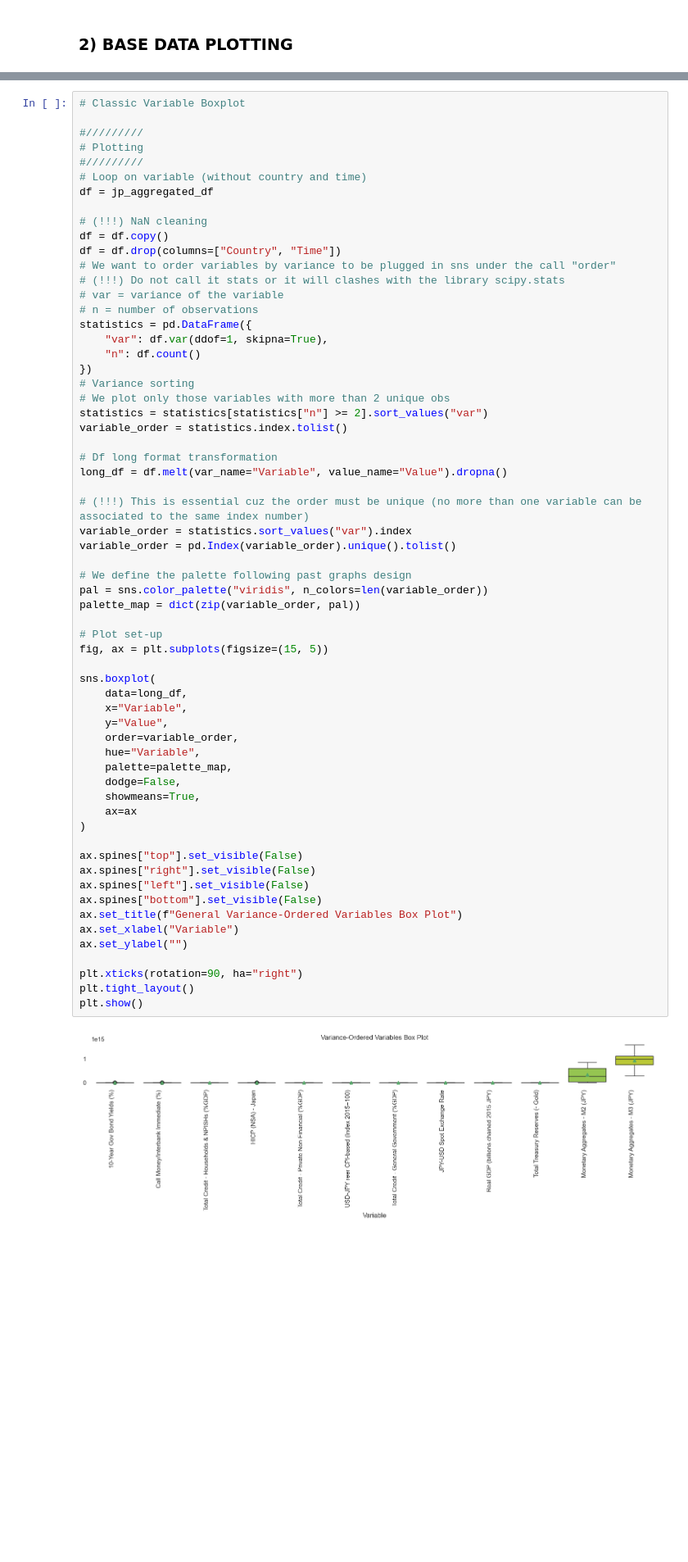
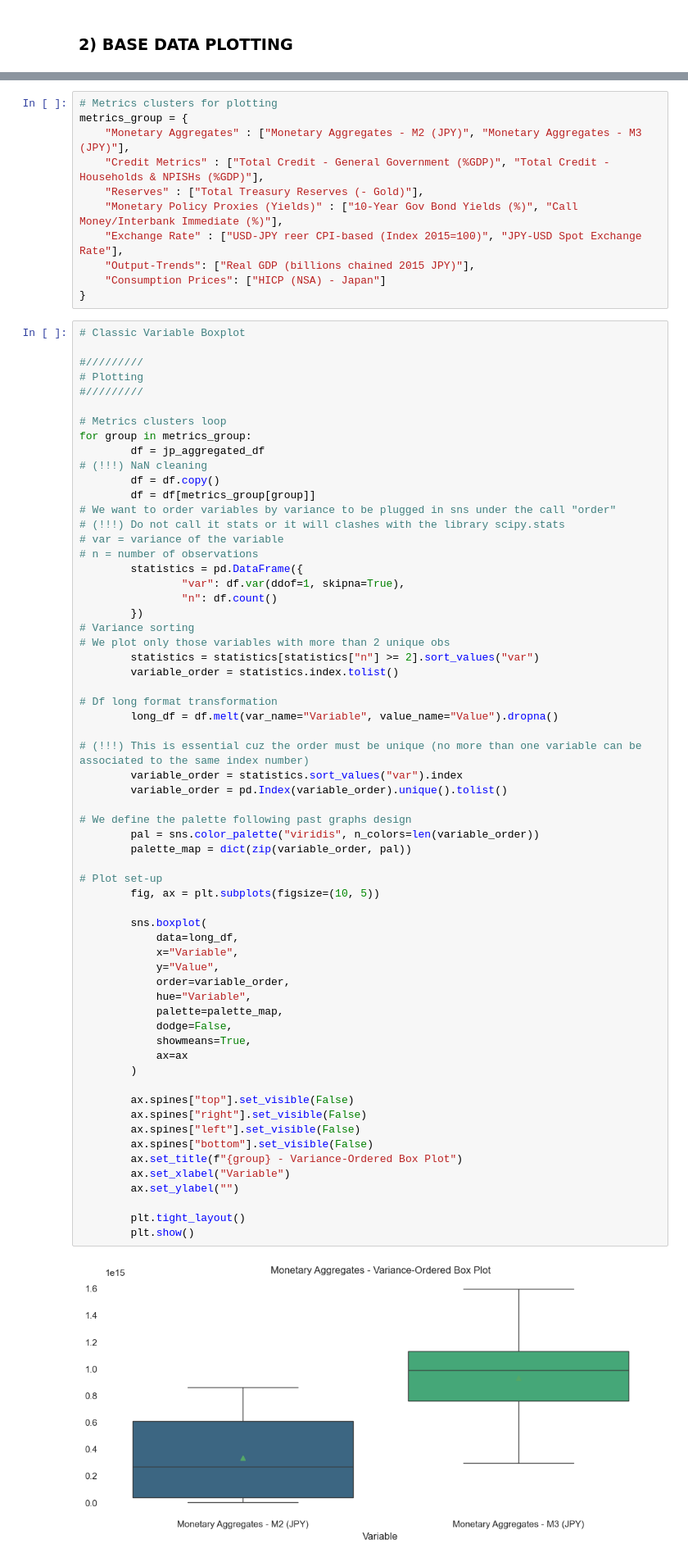
Before and after one commit to EliaLand/PVAR_japan_endogenous_money, a Jupyter notebook: Module2_stats_data_plotting.ipynb, the cells around one changed output, grey strips where cells are left out. Shown at 82% size. Saved outputs shown, nothing was run; the diff lists cells and outputs as text; blank space fills up the shorter version.

```diff
--- a/Module2_stats_data_plotting.ipynb
+++ b/Module2_stats_data_plotting.ipynb
@@ -80,64 +222,75 @@ jp_aggregated_df
+# %%
+# Metrics clusters for plotting
+metrics_group = {
+    "Monetary Aggregates" : ["Monetary Aggregates - M2 (JPY)", "Monetary Aggregates - M3 (JPY)"],
+    "Credit Metrics" : ["Total Credit - General Government (%GDP)", "Total Credit - Households & NPISHs (%GDP)"],
+    "Reserves" : ["Total Treasury Reserves (- Gold)"],
+    "Monetary Policy Proxies (Yields)" : ["10-Year Gov Bond Yields (%)", "Call Money/Interbank Immediate (%)"],
+    "Exchange Rate" : ["USD-JPY reer CPI-based (Index 2015=100)", "JPY-USD Spot Exchange Rate"],
+    "Output-Trends": ["Real GDP (billions chained 2015 JPY)"],
+    "Consumption Prices": ["HICP (NSA) - Japan"]
+}
 # %%
 # Classic Variable Boxplot
 
 #/////////
 # Plotting
 #/////////
-# Loop on variable (without country and time)
-df = jp_aggregated_df
 
+# Metrics clusters loop
+for group in metrics_group:
+        df = jp_aggregated_df
 # (!!!) NaN cleaning
-df = df.copy()
-df = df.drop(columns=["Country", "Time"])
+        df = df.copy()
+        df = df[metrics_group[group]]
 # We want to order variables by variance to be plugged in sns under the call "order"
 # (!!!) Do not call it stats or it will clashes with the library scipy.stats
 # var = variance of the variable
 # n = number of observations
-statistics = pd.DataFrame({
-    "var": df.var(ddof=1, skipna=True),
-    "n": df.count()
-})
+        statistics = pd.DataFrame({
+                "var": df.var(ddof=1, skipna=True),
+                "n": df.count()
+        })
 # Variance sorting
 # We plot only those variables with more than 2 unique obs
-statistics = statistics[statistics["n"] >= 2].sort_values("var")
-variable_order = statistics.index.tolist()
+        statistics = statistics[statistics["n"] >= 2].sort_values("var")
+        variable_order = statistics.index.tolist()
 
 # Df long format transformation
-long_df = df.melt(var_name="Variable", value_name="Value").dropna()
+        long_df = df.melt(var_name="Variable", value_name="Value").dropna()
 
 # (!!!) This is essential cuz the order must be unique (no more than one variable can be associated to the same index number)
-variable_order = statistics.sort_values("var").index
-variable_order = pd.Index(variable_order).unique().tolist()
+        variable_order = statistics.sort_values("var").index
+        variable_order = pd.Index(variable_order).unique().tolist()
 
 # We define the palette following past graphs design
-pal = sns.color_palette("viridis", n_colors=len(variable_order))
-palette_map = dict(zip(variable_order, pal))
+        pal = sns.color_palette("viridis", n_colors=len(variable_order))
+        palette_map = dict(zip(variable_order, pal))
 
 # Plot set-up
-fig, ax = plt.subplots(figsize=(15, 5))
+        fig, ax = plt.subplots(figsize=(10, 5))
 
-sns.boxplot(
-    data=long_df,
-    x="Variable",
-    y="Value",
-    order=variable_order,
-    hue="Variable",
-    palette=palette_map,
-    dodge=False,
-    showmeans=True,
-    ax=ax
-)
+        sns.boxplot(
+            data=long_df,
+            x="Variable",
+            y="Value",
+            order=variable_order,
+            hue="Variable",
+            palette=palette_map,
+            dodge=False,
+            showmeans=True,
+            ax=ax
+        )
 
-ax.spines["top"].set_visible(False)
-ax.spines["right"].set_visible(False)
-ax.spines["left"].set_visible(False)
-ax.spines["bottom"].set_visible(False)
-ax.set_title(f"General Variance-Ordered Variables Box Plot")
-ax.set_xlabel("Variable")
-ax.set_ylabel("")
+        ax.spines["top"].set_visible(False)
+        ax.spines["right"].set_visible(False)
+        ax.spines["left"].set_visible(False)
+        ax.spines["bottom"].set_visible(False)
+        ax.set_title(f"{group} - Variance-Ordered Box Plot")
+        ax.set_xlabel("Variable")
+        ax.set_ylabel("")
 
-plt.xticks(rotation=90, ha="right")
-plt.tight_layout()
-plt.show()
+        plt.tight_layout()
+        plt.show()
 # %% [output]
-[figure, old version]
+[figure, new version]
```
Also changed, not shown: parts of 16 cells of this notebook.
